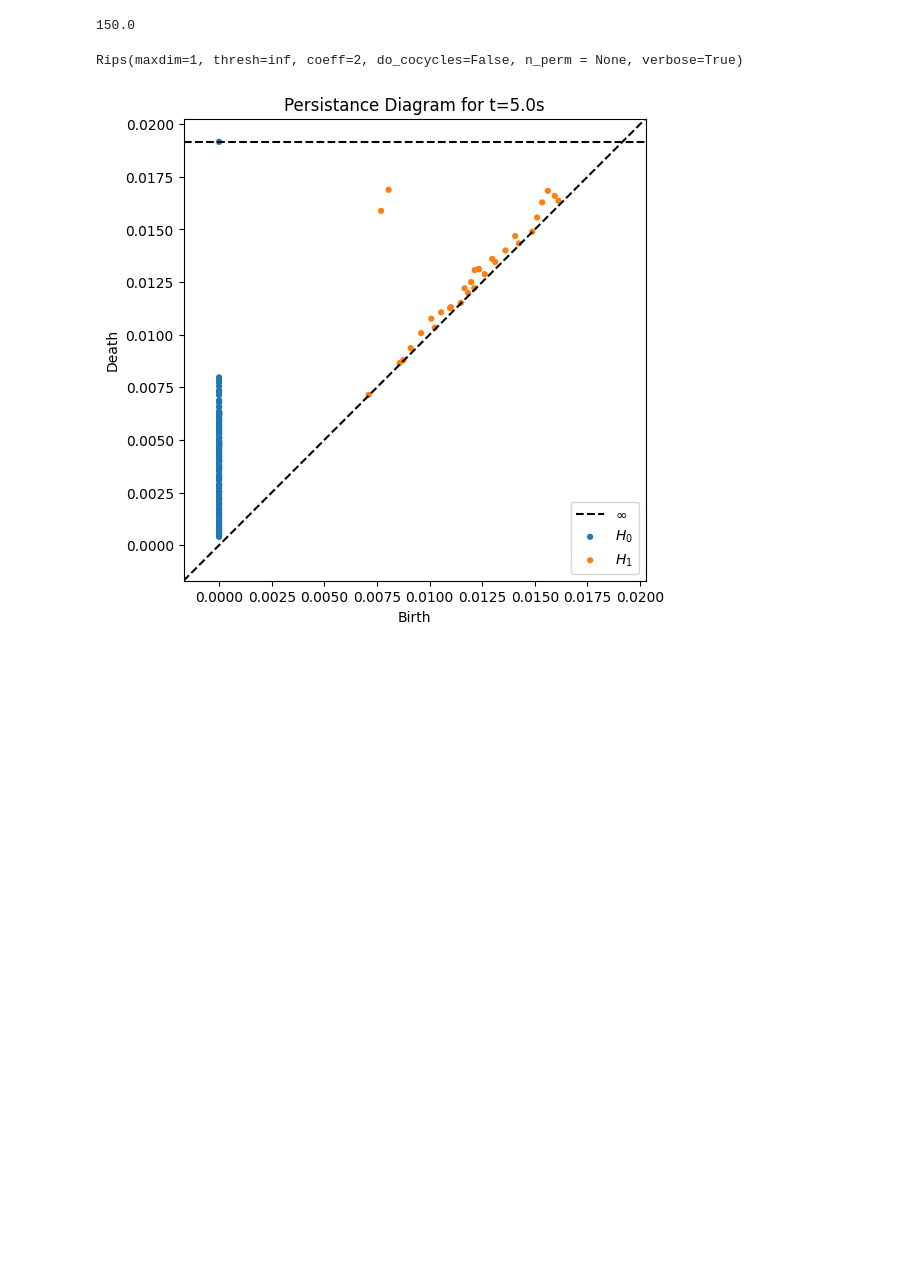
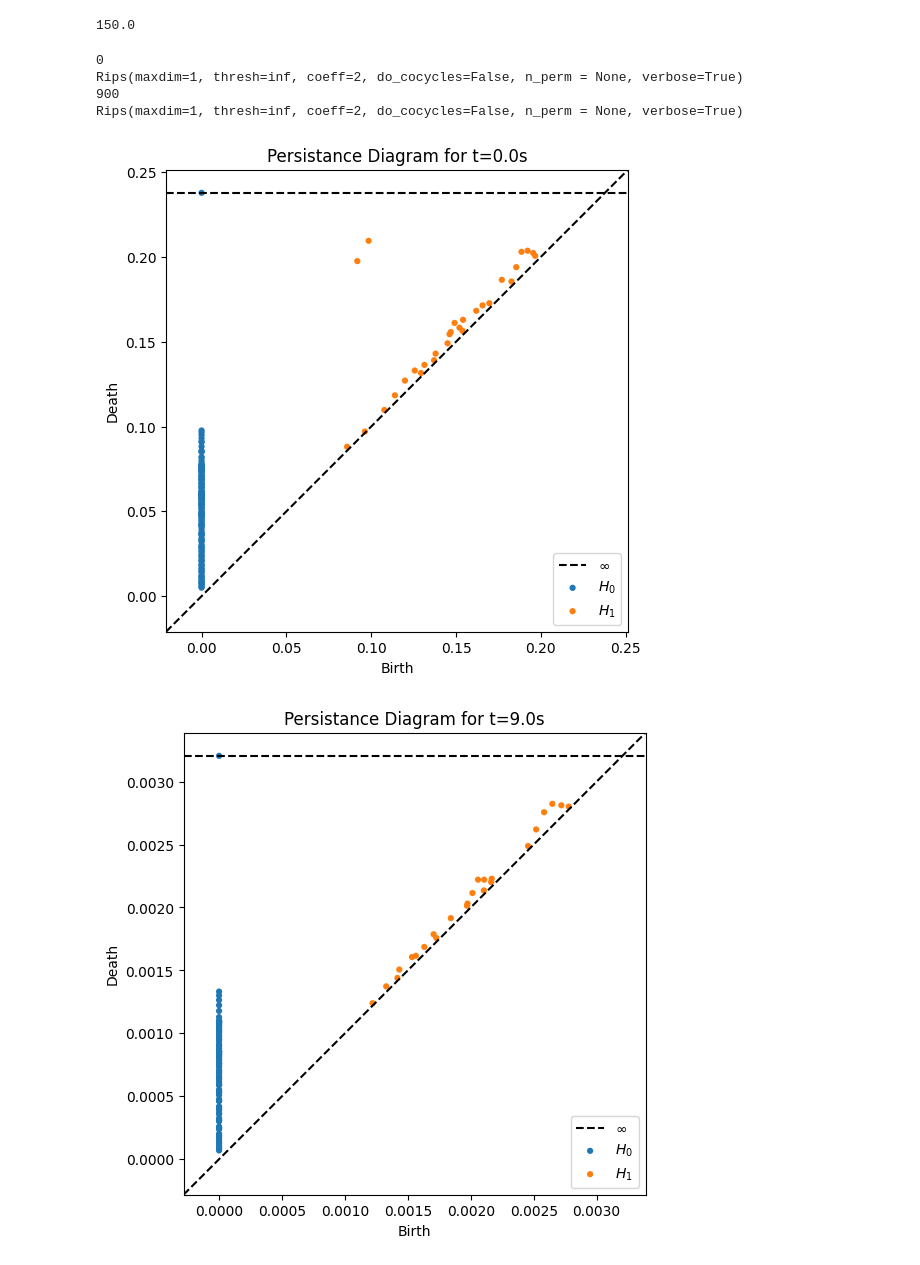
Before and after one commit to john-waczak/tda-demos, a Jupyter notebook: notebooks/Sliding Window Embeding Demo.ipynb, the cells around one changed output. Drawn from its saved outputs; the diff is of its cells as text; code cells hidden in the pictures; blank space fills up the shorter version.

```diff
--- a/notebooks/Sliding Window Embeding Demo.ipynb
+++ b/notebooks/Sliding Window Embeding Demo.ipynb
@@ -176,7 +176,8 @@ print(1.5/dt)
 N_window = int(1.5/dt)
 
 def plot_persistance_decay(t=0):
-    N
+    N = int(t/dt)
+    print(N)
     y = y3[N:N+N_window]
     # embed into 4-d
     emb4 = embed_Nd(y, N=4)
@@ -191,8 +192,13 @@ def plot_persistance_decay(t=0):
     plt.title('Persistance Diagram for t={}s'.format(N*dt))
 # %% [output]
 150.0
-# %%
-plot_persistance_decay(int(5/dt))
-# %% [output]
-Rips(maxdim=1, thresh=inf, coeff=2, do_cocycles=False, n_perm = None, verbose=True)
-[figure, removed]
+# %%
+plot_persistance_decay(0)
+plot_persistance_decay(9)
+# %% [output]
+0
+Rips(maxdim=1, thresh=inf, coeff=2, do_cocycles=False, n_perm = None, verbose=True)
+900
+Rips(maxdim=1, thresh=inf, coeff=2, do_cocycles=False, n_perm = None, verbose=True)
+[figure, added]
+[figure, added]
```
